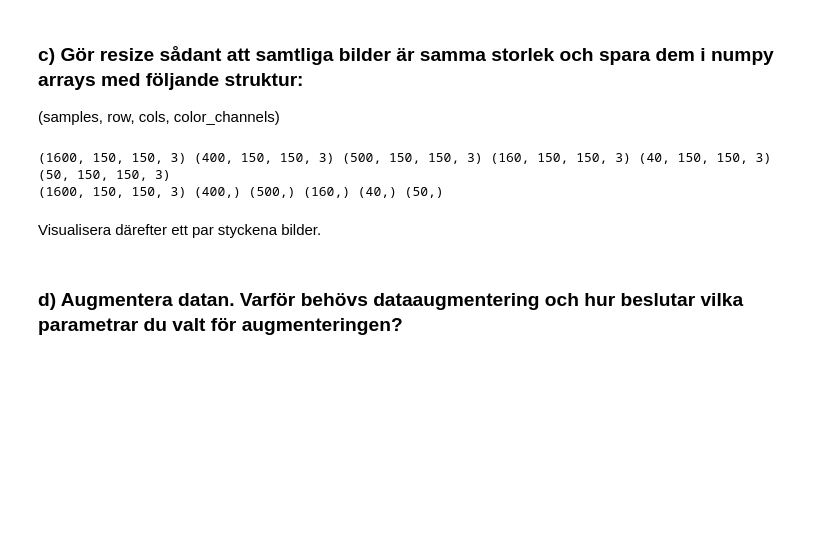
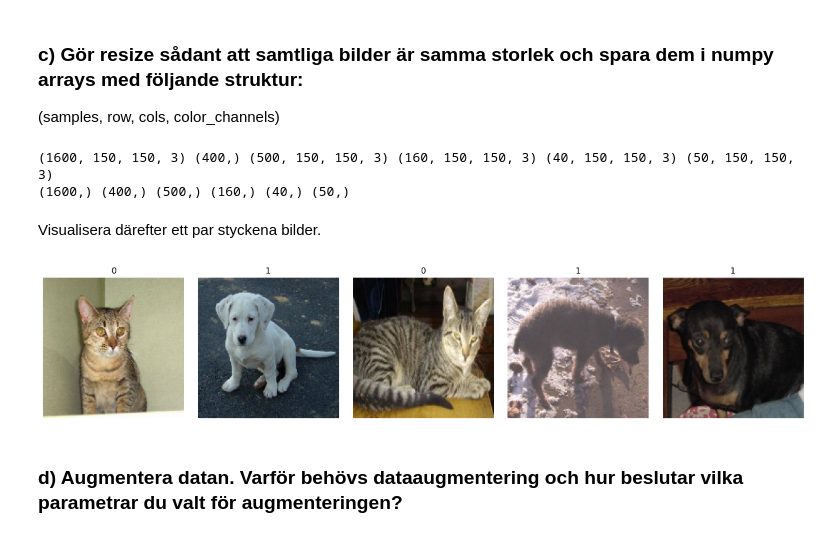
Before and after one commit to Anna-MariaSjolund/Deep-Learning-Anna-MariaSjolund, a Jupyter notebook: lab-dogs-vs-cats.ipynb, the cells around one changed output. Cells and saved outputs as stored; diff of their text form; code cells hidden in the pictures; blank space fills up the shorter version.

```diff
--- a/lab-dogs-vs-cats.ipynb
+++ b/lab-dogs-vs-cats.ipynb
@@ -306,17 +435,17 @@ def resize_images(data, shape):
     data_resized = np.array(data_resized)
     return data_resized
 # %%
-X_train_small = resize_images(X_train_small, (150, 150))
-X_val_small = resize_images(X_val_small, (150, 150))
-X_test_small = resize_images(X_test_small, (150, 150))
-X_train_tiny = resize_images(X_train_tiny, (150, 150))
-X_val_tiny = resize_images(X_val_tiny, (150, 150))
-X_test_tiny = resize_images(X_test_tiny, (150, 150))
+X_train_small_150 = resize_images(X_train_small, (150, 150))
+X_val_small_150 = resize_images(X_val_small, (150, 150))
+X_test_small_150 = resize_images(X_test_small, (150, 150))
+X_train_tiny_150 = resize_images(X_train_tiny, (150, 150))
+X_val_tiny_150 = resize_images(X_val_tiny, (150, 150))
+X_test_tiny_150 = resize_images(X_test_tiny, (150, 150))
 
-print(X_train_small.shape, X_val_small.shape, X_test_small.shape, X_train_tiny.shape, X_val_tiny.shape, X_test_tiny.shape)
-print(X_train_small.shape, y_val_small.shape, y_test_small.shape, y_train_tiny.shape, y_val_tiny.shape, y_test_tiny.shape)
+print(X_train_small_150.shape, X_val_small.shape, X_test_small_150.shape, X_train_tiny_150.shape, X_val_tiny_150.shape, X_test_tiny_150.shape)
+print(y_train_small.shape, y_val_small.shape, y_test_small.shape, y_train_tiny.shape, y_val_tiny.shape, y_test_tiny.shape)
 # %% [output]
-(1600, 150, 150, 3) (400, 150, 150, 3) (500, 150, 150, 3) (160, 150, 150, 3) (40, 150, 150, 3) (50, 150, 150, 3)
-(1600, 150, 150, 3) (400,) (500,) (160,) (40,) (50,)
+(1600, 150, 150, 3) (400,) (500, 150, 150, 3) (160, 150, 150, 3) (40, 150, 150, 3) (50, 150, 150, 3)
+(1600,) (400,) (500,) (160,) (40,) (50,)
 # %% [markdown]
 Visualisera därefter ett par styckena bilder.
@@ -332,2 +452,6 @@ fig.subplots_adjust(wspace=0.1, hspace=0.1, bottom=0.01, top=0.4)
+# %%
+plot_images(X_train_small_150, y_train_small, 5, random_sample=True)
+# %% [output]
+[figure, added]
 # %% [markdown]
 ### d) Augmentera datan. Varför behövs dataaugmentering och hur beslutar vilka parametrar du valt för augmenteringen?
```
Also changed, not shown: parts of 66 cells of this notebook.
